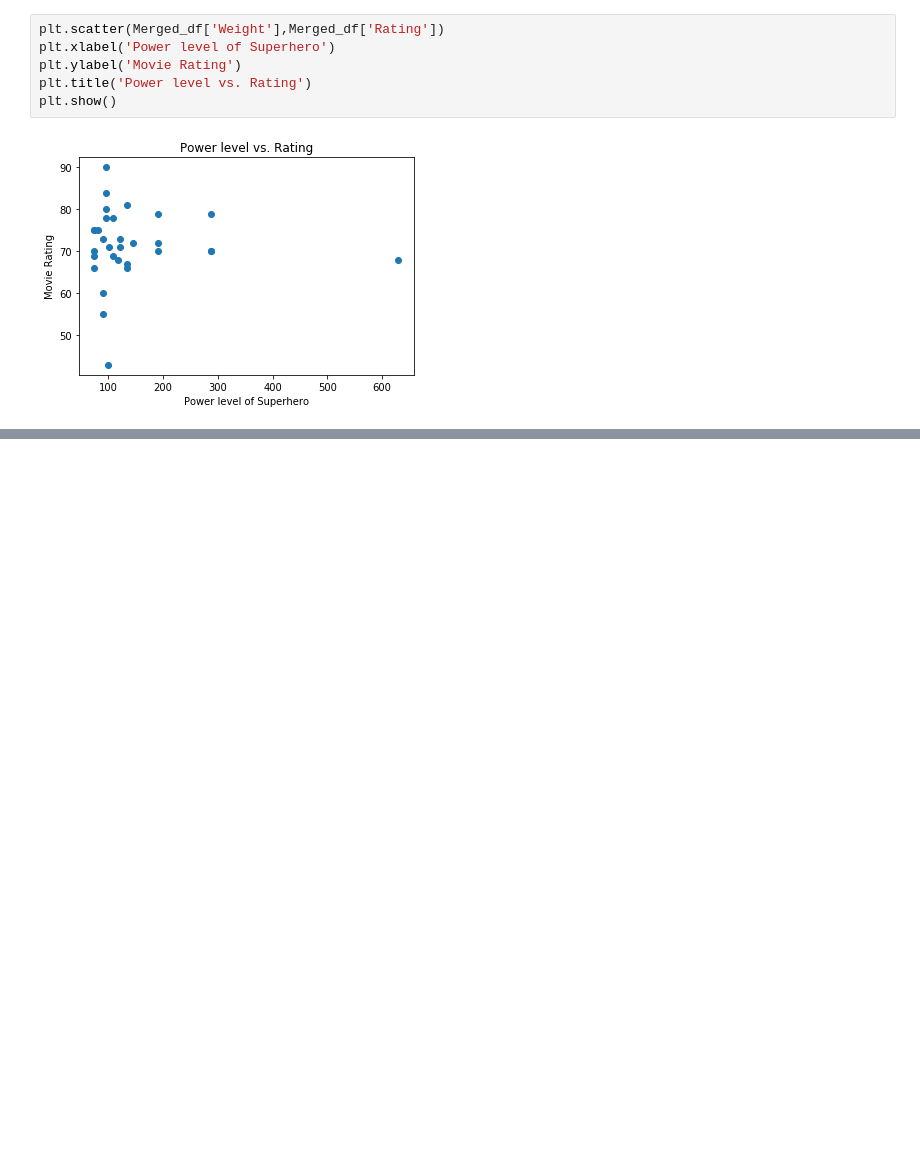
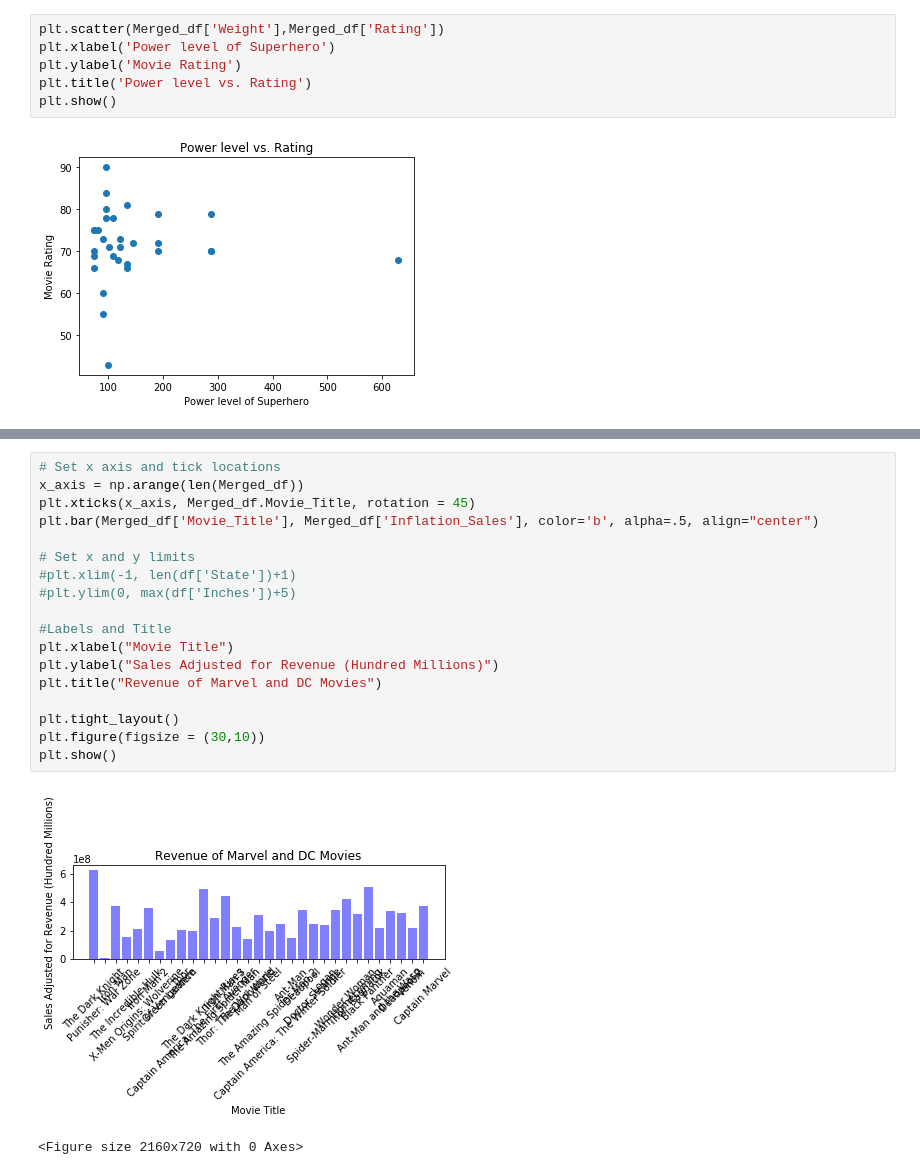
Before and after one commit to RyanSchraeder/Team-Aurora-Marvels, a Jupyter notebook: Plotting_Power_scatters.ipynb, the cells around one changed output, grey strips where cells are left out. Drawn from its saved outputs; the diff is of its cells as text; blank space fills up the shorter version.

Commit message:
add general plot for sales and rating

```diff
--- a/Plotting_Power_scatters.ipynb
+++ b/Plotting_Power_scatters.ipynb
@@ -49,3 +49,24 @@ plt.show()
 # %% [output]
 [figure]
 <Figure size 2160x720 with 0 Axes>
+# %%
+# Set x axis and tick locations
+x_axis = np.arange(len(Merged_df))
+plt.xticks(x_axis, Merged_df.Movie_Title, rotation = 45)
+plt.bar(Merged_df['Movie_Title'], Merged_df['Inflation_Sales'], color='b', alpha=.5, align="center")
+
+# Set x and y limits
+#plt.xlim(-1, len(df['State'])+1)
+#plt.ylim(0, max(df['Inches'])+5)
+
+#Labels and Title
+plt.xlabel("Movie Title")
+plt.ylabel("Sales Adjusted for Revenue (Hundred Millions)")
+plt.title("Revenue of Marvel and DC Movies")
+
+plt.tight_layout()
+plt.figure(figsize = (30,10))
+plt.show()
+# %% [output]
+[figure, added]
+<Figure size 2160x720 with 0 Axes>
```
Also changed, not shown: parts of 6 cells of this notebook.
